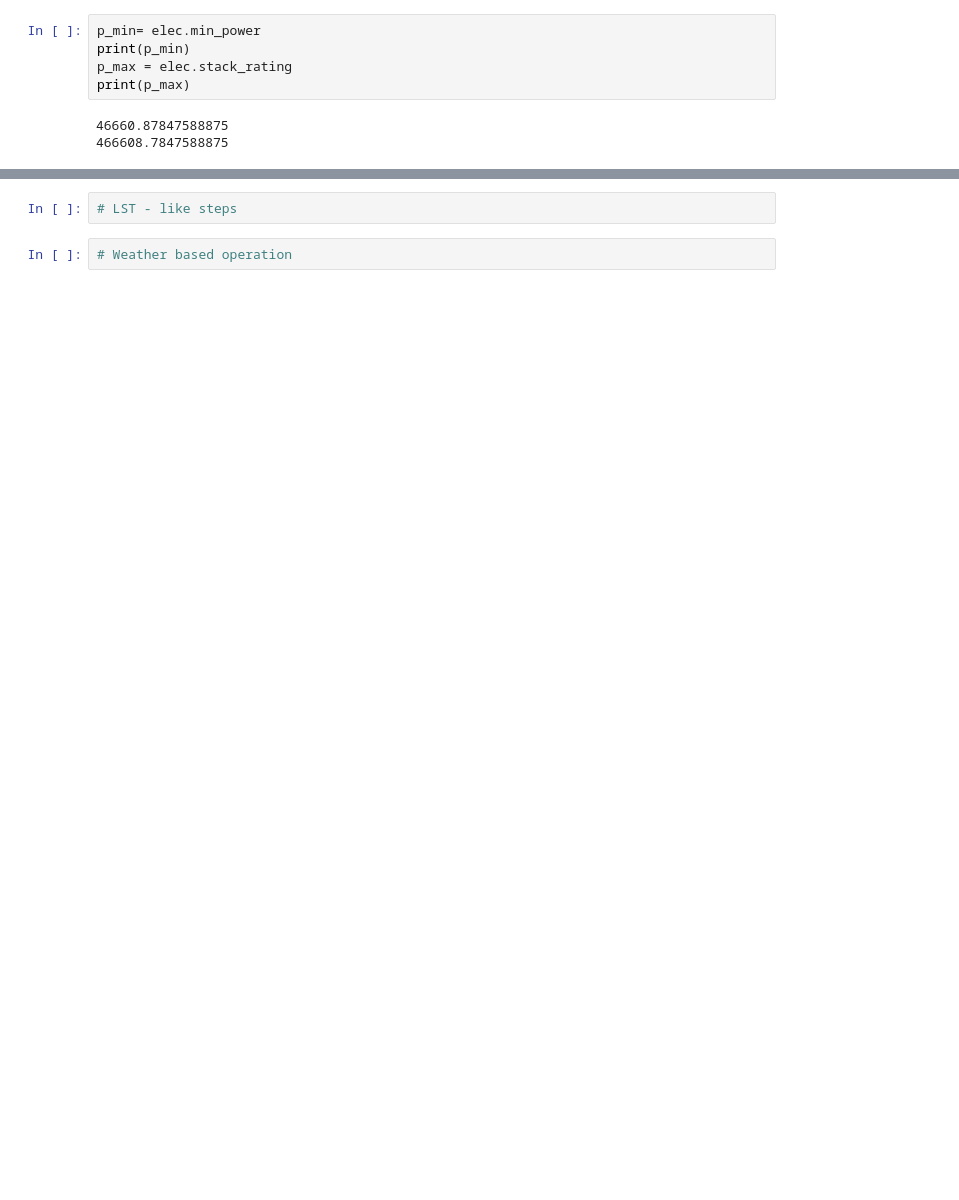
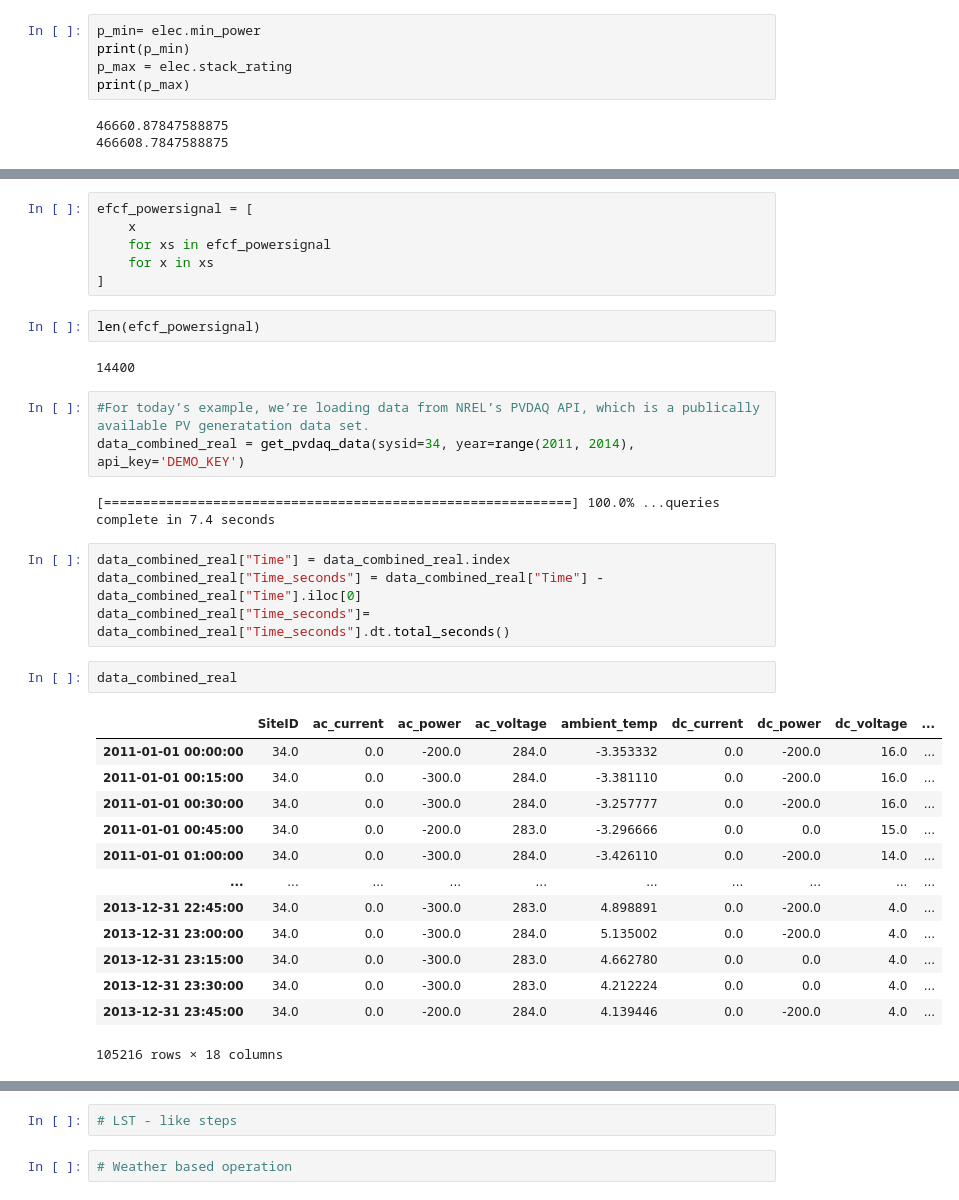
Before and after one commit to ZBT-Tools/electrolyzer, a Jupyter notebook: zbt/DEl_PM2_DataGeneration.ipynb, the cells around one changed output, grey strips where cells are left out. Drawn from its saved outputs; the diff is of its cells as text; blank space fills up the shorter version.

```diff
--- a/zbt/DEl_PM2_DataGeneration.ipynb
+++ b/zbt/DEl_PM2_DataGeneration.ipynb
@@ -181,0 +302,35 @@ for period_min in [0.5,1,5,10]:
+# %%
+efcf_powersignal = [
+    x
+    for xs in efcf_powersignal
+    for x in xs
+]
+# %%
+len(efcf_powersignal)
+# %% [output]
+14400
+# %%
+#For today’s example, we’re loading data from NREL’s PVDAQ API, which is a publically available PV generatation data set.
+data_combined_real = get_pvdaq_data(sysid=34, year=range(2011, 2014), api_key='DEMO_KEY')
+# %% [output]
+[============================================================] 100.0% ...queries complete in 7.4 seconds
+# %%
+data_combined_real["Time"] = data_combined_real.index
+data_combined_real["Time_seconds"] = data_combined_real["Time"] -  data_combined_real["Time"].iloc[0]
+data_combined_real["Time_seconds"]= data_combined_real["Time_seconds"].dt.total_seconds()
+# %%
+data_combined_real
+# %% [output]
+|  | SiteID | ac_current | ac_power | ac_voltage | ambient_temp | dc_current | dc_power | dc_voltage | ... |
+| 2011-01-01 00:00:00 | 34.0 | 0.0 | -200.0 | 284.0 | -3.353332 | 0.0 | -200.0 | 16.0 | ... |
+| 2011-01-01 00:15:00 | 34.0 | 0.0 | -300.0 | 284.0 | -3.381110 | 0.0 | -200.0 | 16.0 | ... |
+| 2011-01-01 00:30:00 | 34.0 | 0.0 | -300.0 | 284.0 | -3.257777 | 0.0 | -200.0 | 16.0 | ... |
+| 2011-01-01 00:45:00 | 34.0 | 0.0 | -200.0 | 283.0 | -3.296666 | 0.0 | 0.0 | 15.0 | ... |
+| 2011-01-01 01:00:00 | 34.0 | 0.0 | -300.0 | 284.0 | -3.426110 | 0.0 | -200.0 | 14.0 | ... |
+| ... | ... | ... | ... | ... | ... | ... | ... | ... | ... |
+| 2013-12-31 22:45:00 | 34.0 | 0.0 | -300.0 | 283.0 | 4.898891 | 0.0 | -200.0 | 4.0 | ... |
+| 2013-12-31 23:00:00 | 34.0 | 0.0 | -300.0 | 284.0 | 5.135002 | 0.0 | -200.0 | 4.0 | ... |
+| 2013-12-31 23:15:00 | 34.0 | 0.0 | -300.0 | 283.0 | 4.662780 | 0.0 | 0.0 | 4.0 | ... |
+| 2013-12-31 23:30:00 | 34.0 | 0.0 | -300.0 | 283.0 | 4.212224 | 0.0 | 0.0 | 4.0 | ... |
+| 2013-12-31 23:45:00 | 34.0 | 0.0 | -200.0 | 284.0 | 4.139446 | 0.0 | -200.0 | 4.0 | ... |
+105216 rows × 18 columns
```
Also changed, not shown: parts of 42 cells of this notebook, 4 other files.
